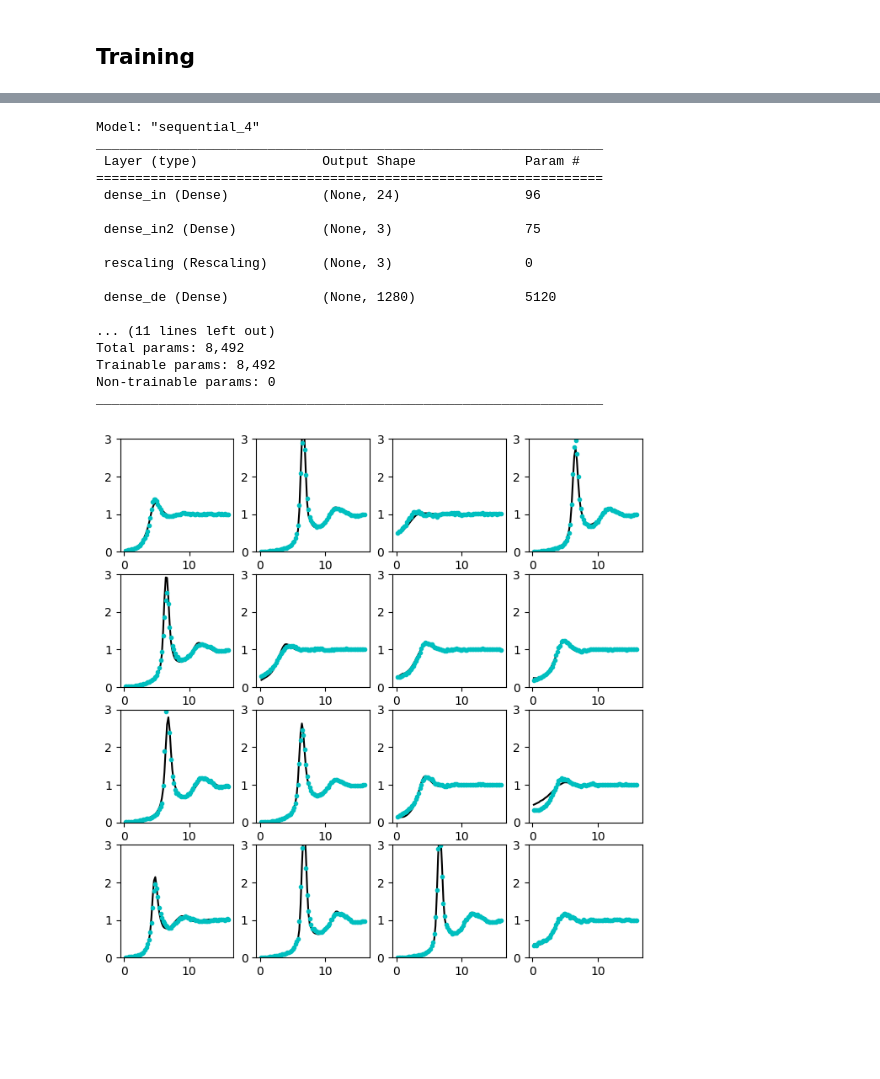
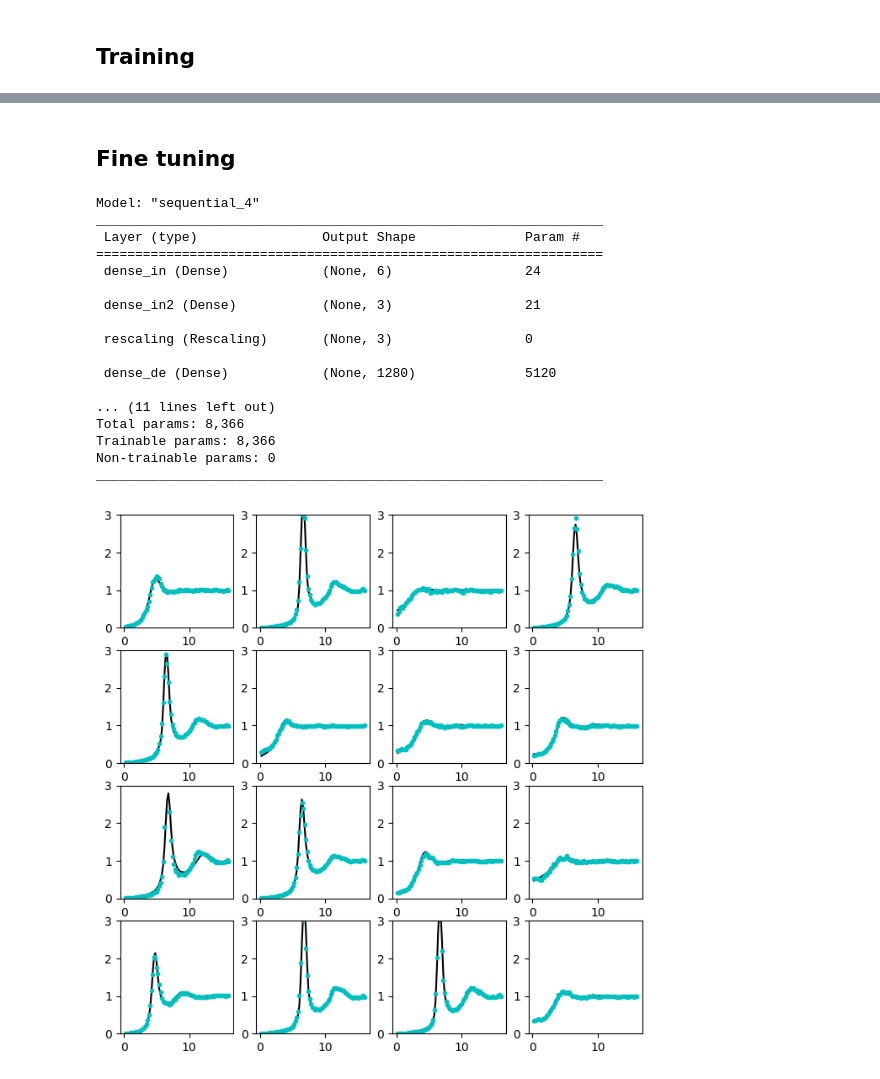
Before and after one commit to ch-tung/SQ_VAE, a Jupyter notebook: direct_param_SQ/test_param_SQ.ipynb, the cells around one changed output, grey strips where cells are left out. Drawn from its saved outputs; the diff is of its cells as text; code cells hidden in the pictures; blank space fills up the shorter version.

```diff
--- a/direct_param_SQ/test_param_SQ.ipynb
+++ b/direct_param_SQ/test_param_SQ.ipynb
@@ -127,7 +127,7 @@ for i, layers in enumerate(decoder_loaded.layers):
 regularizer = tf.keras.regularizers.L2(5e-2)
 dense_3 = [
     tf.keras.layers.InputLayer(input_shape=(3)),
-    tf.keras.layers.Dense(24,
+    tf.keras.layers.Dense(6,
                 kernel_regularizer = regularizer,
                 name='dense_in'),
     tf.keras.layers.Dense(3,
@@ -374,7 +374,7 @@ def train_step(parameters, SQ, model, optimizer):
 # %% [markdown]
 ## Training
 # %%
-epochs = 250
+n_epoch = 250
 model = decoder_aug
 num_examples_to_generate = 16
 num_examples_to_validate = 1000
@@ -441,8 +441,8 @@ generate_and_save_images(model, 0, test_SQ_sample, test_parameters_sample)
 # %%
-err_test_epoch = np.zeros(epochs)
-err_train_epoch = np.zeros(epochs)
-err_validate_epoch = np.zeros(epochs)
-for epoch in tqdm(range(1, epochs + 1)):
+err_test_epoch = np.zeros(n_epoch)
+err_train_epoch = np.zeros(n_epoch)
+err_validate_epoch = np.zeros(n_epoch)
+for epoch in tqdm(range(1, n_epoch + 1)):
     # training set
     for train_SQ_batch in train_SQ_dataset.take(1):
         train_SQ = train_SQ_batch[0:batch_size, :]
@@ -550,3 +540,5 @@ plt.show()
+# %% [markdown]
+## Fine tuning
 # %%
 # unfreeze layers
 for i, layers in enumerate(model.layers):
@@ -558,17 +550,17 @@ Model: "sequential_4"
 _________________________________________________________________
  Layer (type)                Output Shape              Param #
 =================================================================
- dense_in (Dense)            (None, 24)                96
+ dense_in (Dense)            (None, 6)                 24
 
- dense_in2 (Dense)           (None, 3)                 75
+ dense_in2 (Dense)           (None, 3)                 21
 
  rescaling (Rescaling)       (None, 3)                 0
 
  dense_de (Dense)            (None, 1280)              5120
 
 ... (11 lines left out)
-Total params: 8,492
-Trainable params: 8,492
+Total params: 8,366
+Trainable params: 8,366
 Non-trainable params: 0
 _________________________________________________________________
 # %%
@@ -591,7 +583,8 @@ def generate_and_save_images_tune(model, epoch, test_SQ_sample, test_parameters_
     plt.savefig(pngname.format(epoch))
     plt.show()
 # %%
-optimizer = tf.keras.optimizers.Adam(2e-4)
+optimizer = tf.keras.optimizers.Adam(1e-3)
+n_epoch_ft = 500
 
 def compute_loss(parameters, SQ, model):
     # SQ rescaled to range [0,1]
@@ -611,45 +604,45 @@ def train_step_ft(parameters, SQ, model, optimizer):
     gradients = tape.gradient(loss, model.trainable_variables)
     optimizer.apply_gradients(zip(gradients, model.trainable_variables))
 # %%
-err_test_epoch_ft = np.zeros(epochs)
-err_train_epoch_ft = np.zeros(epochs)
-err_validate_epoch_ft = np.zeros(epochs)
-for epoch in tqdm(range(1, epochs + 1)):
+err_test_epoch_ft = np.zeros(n_epoch_ft)
+err_train_epoch_ft = np.zeros(n_epoch_ft)
+err_validate_epoch_ft = np.zeros(n_epoch_ft)
+for epoch in tqdm(range(1, n_epoch_ft + 1)):
     # training set
     for train_SQ_batch in train_SQ_dataset.take(1):
         train_SQ = train_SQ_batch[0:batch_size, :]
     for train_parameters_batch in train_parameters_dataset.take(1):
         train_parameters = train_parameters_batch[0:batch_size, :]
 
     # test set
     for test_SQ_batch in test_SQ_dataset.take(1):
         test_SQ = test_SQ_batch[0:batch_size_test, :]
     for test_parameters_batch in test_parameters_dataset.take(1):
         test_parameters = test_parameters_batch[0:batch_size_test, :]
 
     # validation set
     for validate_SQ_batch in test_SQ_dataset.take(1):
         validate_SQ = validate_SQ_batch[0:num_examples_to_validate, :]
     for validate_parameters_batch in test_parameters_dataset.take(1):
         validate_parameters = validate_parameters_batch[0:num_examples_to_validate, :]
 
     start_time = time.time()
     train_step_ft(train_parameters, train_SQ, model, optimizer)
     end_time = time.time()
 
     # loss
     err_test = compute_loss(test_parameters, test_SQ, model)
     err_train = compute_loss(train_parameters, train_SQ, model)
     err_validate = compute_loss(validate_parameters, validate_SQ, model)
     err_test_epoch_ft[epoch-1] = err_test
     err_train_epoch_ft[epoch-1] = err_train
     err_validate_epoch_ft[epoch-1] = err_validate
 
     display.clear_output(wait=0.5)
 #     print('Epoch: {}, Test set ELBO: {:.6}, err:{:.6}, time elapse for current epoch: {}'.format(epoch, elbo, err_train, end_time - start_time))
-    generate_and_save_images_tune(model, epoch+epochs, test_SQ_sample, test_parameters_sample)
+    generate_and_save_images_tune(model, epoch+n_epoch, test_SQ_sample, test_parameters_sample)
 # %% [output]
-[figure, old version]
+[figure, new version]
 # %%
 err_test_all = np.hstack((err_test_epoch,err_test_epoch_ft))
 err_train_all = np.hstack((err_train_epoch,err_train_epoch_ft))
```
Also changed, not shown: parts of 7 cells of this notebook.
